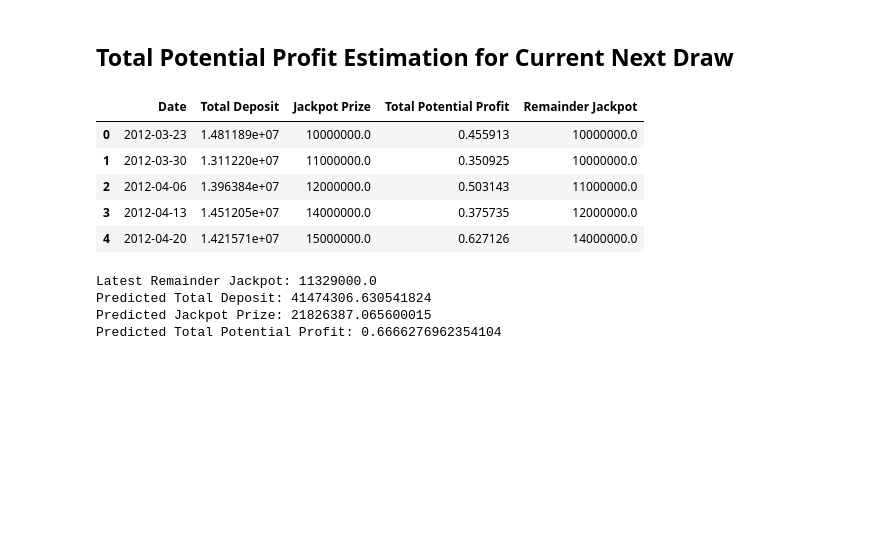
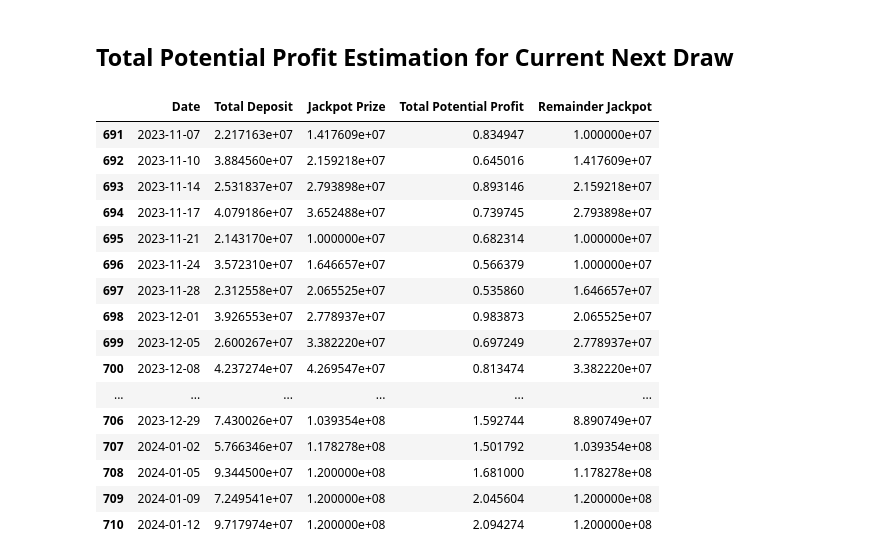
Before and after one commit to berna-ozer/Mid-Project-EuroJackpot-Prediction, a Jupyter notebook: eurojackpot.ipynb, the cells around one changed output. Saved outputs shown, nothing was run; the diff lists cells and outputs as text; code cells hidden in the pictures; blank space fills up the shorter version.

```diff
--- a/eurojackpot.ipynb
+++ b/eurojackpot.ipynb
@@ -75,7 +70,7 @@ jackpot_df.to_excel('Eurojackpot_raw.xlsx')
 # %% [markdown]
 Data Cleaning
 # %%
-jackpot_df = pd.read_excel('Eurojackpot_raw.xlsx')
+jackpot_df = pd.read_excel('Data/Eurojackpot_raw.xlsx')
 # %%
 jackpot_df.loc[jackpot_df['Total Winners'] == 'Rollover  0', 'Total Winners'] = 0
 jackpot_df['Total Winners'] = pd.to_numeric(jackpot_df['Total Winners'], errors='coerce').astype('Int64')
@@ -607,27 +602,38 @@ TtestResult(statistic=-2.001303922772438, pvalue=0.025576088810572873, df=47)
 # %%
 prediction_df = total_reward[["Date", "Total Deposit", "Jackpot Prize", "Total Potential Profit"]]
 
 jackpot_winner_df = jackpot_df[jackpot_df['Prize Tier'] == '5+2'][['Date', 'Per Winner Prize', 'Total Winners']]
 jackpot_winner_df.reset_index(drop=True, inplace=True)
 
 jackpot_winner_df.loc[jackpot_winner_df['Per Winner Prize'] == 0, 'Per Winner Prize'] = 10000000.0
 
 jackpot_winner_df["Remainder Jackpot"] = jackpot_winner_df.apply(lambda row: row['Per Winner Prize'] if row['Total Winners'] == 0 else 10000000.0, axis=1)
 jackpot_winner_df["Remainder Jackpot"] = jackpot_winner_df["Remainder Jackpot"].shift(1)
 jackpot_winner_df.at[0, "Remainder Jackpot"] = 10000000.0  # You can replace 0.0 with any default value if needed
 jackpot_winner_df = jackpot_winner_df[["Date", "Remainder Jackpot"]]
 
 prediction_df = prediction_df.merge(jackpot_winner_df, on="Date")
 
 # initial_date = pd.to_datetime('2014-01-01')
 # prediction_df = prediction_df[prediction_df['Date'] > initial_date]
 
-prediction_df.head()
+prediction_df.tail(20)
 # %% [output]
 |  | Date | Total Deposit | Jackpot Prize | Total Potential Profit | Remainder Jackpot |
-| 0 | 2012-03-23 | 1.481189e+07 | 10000000.0 | 0.455913 | 10000000.0 |
-| 1 | 2012-03-30 | 1.311220e+07 | 11000000.0 | 0.350925 | 10000000.0 |
-| 2 | 2012-04-06 | 1.396384e+07 | 12000000.0 | 0.503143 | 11000000.0 |
-| 3 | 2012-04-13 | 1.451205e+07 | 14000000.0 | 0.375735 | 12000000.0 |
-| 4 | 2012-04-20 | 1.421571e+07 | 15000000.0 | 0.627126 | 14000000.0 |
+| 691 | 2023-11-07 | 2.217163e+07 | 1.417609e+07 | 0.834947 | 1.000000e+07 |
+| 692 | 2023-11-10 | 3.884560e+07 | 2.159218e+07 | 0.645016 | 1.417609e+07 |
+| 693 | 2023-11-14 | 2.531837e+07 | 2.793898e+07 | 0.893146 | 2.159218e+07 |
+| 694 | 2023-11-17 | 4.079186e+07 | 3.652488e+07 | 0.739745 | 2.793898e+07 |
+| 695 | 2023-11-21 | 2.143170e+07 | 1.000000e+07 | 0.682314 | 1.000000e+07 |
+| 696 | 2023-11-24 | 3.572310e+07 | 1.646657e+07 | 0.566379 | 1.000000e+07 |
+| 697 | 2023-11-28 | 2.312558e+07 | 2.065525e+07 | 0.535860 | 1.646657e+07 |
+| 698 | 2023-12-01 | 3.926553e+07 | 2.778937e+07 | 0.983873 | 2.065525e+07 |
+| 699 | 2023-12-05 | 2.600267e+07 | 3.382220e+07 | 0.697249 | 2.778937e+07 |
+| 700 | 2023-12-08 | 4.237274e+07 | 4.269547e+07 | 0.813474 | 3.382220e+07 |
+| ... | ... | ... | ... | ... | ... |
+| 706 | 2023-12-29 | 7.430026e+07 | 1.039354e+08 | 1.592744 | 8.890749e+07 |
+| 707 | 2024-01-02 | 5.766346e+07 | 1.178278e+08 | 1.501792 | 1.039354e+08 |
+| 708 | 2024-01-05 | 9.344500e+07 | 1.200000e+08 | 1.681000 | 1.178278e+08 |
+| 709 | 2024-01-09 | 7.249541e+07 | 1.200000e+08 | 2.045604 | 1.200000e+08 |
+| 710 | 2024-01-12 | 9.717974e+07 | 1.200000e+08 | 2.094274 | 1.200000e+08 |
 # %%
@@ -635,48 +641,3 @@ prediction_df.to_excel('Prediction.xlsx')
-# %%
-import pandas as pd
-from sklearn.ensemble import RandomForestRegressor
-from sklearn.impute import SimpleImputer
-from sklearn.preprocessing import StandardScaler
-from sklearn.pipeline import make_pipeline
-
-# Assuming your dataframe is named 'df'
-# Features: 'Remainder Jackpot', 'Total Deposit', 'Jackpot Prize'
-# Target: 'Total Potential Profit'
-
-# Selecting relevant columns
-known_data = prediction_df[['Remainder Jackpot', 'Total Deposit', 'Jackpot Prize', 'Total Potential Profit']]
-
-# Create a pipeline with imputation, standard scaling, and random forest regressor for Total Deposit
-model_total_deposit = make_pipeline(SimpleImputer(strategy='mean'), StandardScaler(), RandomForestRegressor())
-model_total_deposit.fit(known_data[['Remainder Jackpot', 'Jackpot Prize']], known_data['Total Deposit'])
-
-# Predict Total Deposit for the missing data
-latest_remainder =  11329000.0
-predicted_total_deposit = model_total_deposit.predict([[latest_remainder, None]])
-
-# Create a pipeline with imputation, standard scaling, and random forest regressor for Jackpot Prize
-model_jackpot_prize = make_pipeline(SimpleImputer(strategy='mean'), StandardScaler(), RandomForestRegressor())
-model_jackpot_prize.fit(known_data[['Remainder Jackpot', 'Total Deposit']], known_data['Jackpot Prize'])
-
-# Predict Jackpot Prize for the missing data
-predicted_jackpot_prize = model_jackpot_prize.predict([[latest_remainder, predicted_total_deposit[0]]])
-
-# Create a pipeline for Total Potential Profit prediction
-model_total_profit = make_pipeline(SimpleImputer(strategy='mean'), StandardScaler(), RandomForestRegressor())
-model_total_profit.fit(known_data[['Remainder Jackpot', 'Total Deposit', 'Jackpot Prize']], known_data['Total Potential Profit'])
-
-# Predict Total Potential Profit for the missing data
-predicted_profit = model_total_profit.predict([[latest_remainder, predicted_total_deposit[0], predicted_jackpot_prize[0]]])
-
-print(f"Latest Remainder Jackpot: {latest_remainder}")
-print(f"Predicted Total Deposit: {predicted_total_deposit[0]}")
-print(f"Predicted Jackpot Prize: {predicted_jackpot_prize[0]}")
-print(f"Predicted Total Potential Profit: {predicted_profit[0]}")
-# %% [output]
-Latest Remainder Jackpot: 11329000.0
-Predicted Total Deposit: 41474306.630541824
-Predicted Jackpot Prize: 21826387.065600015
-Predicted Total Potential Profit: 0.6666276962354104
 # %%
 url = 'https://www.lottonumbers.com/eurojackpot-results-' + str(2024)
 response = requests.get(url)
```
Also changed, not shown: parts of 16 cells of this notebook, 16 other files.
